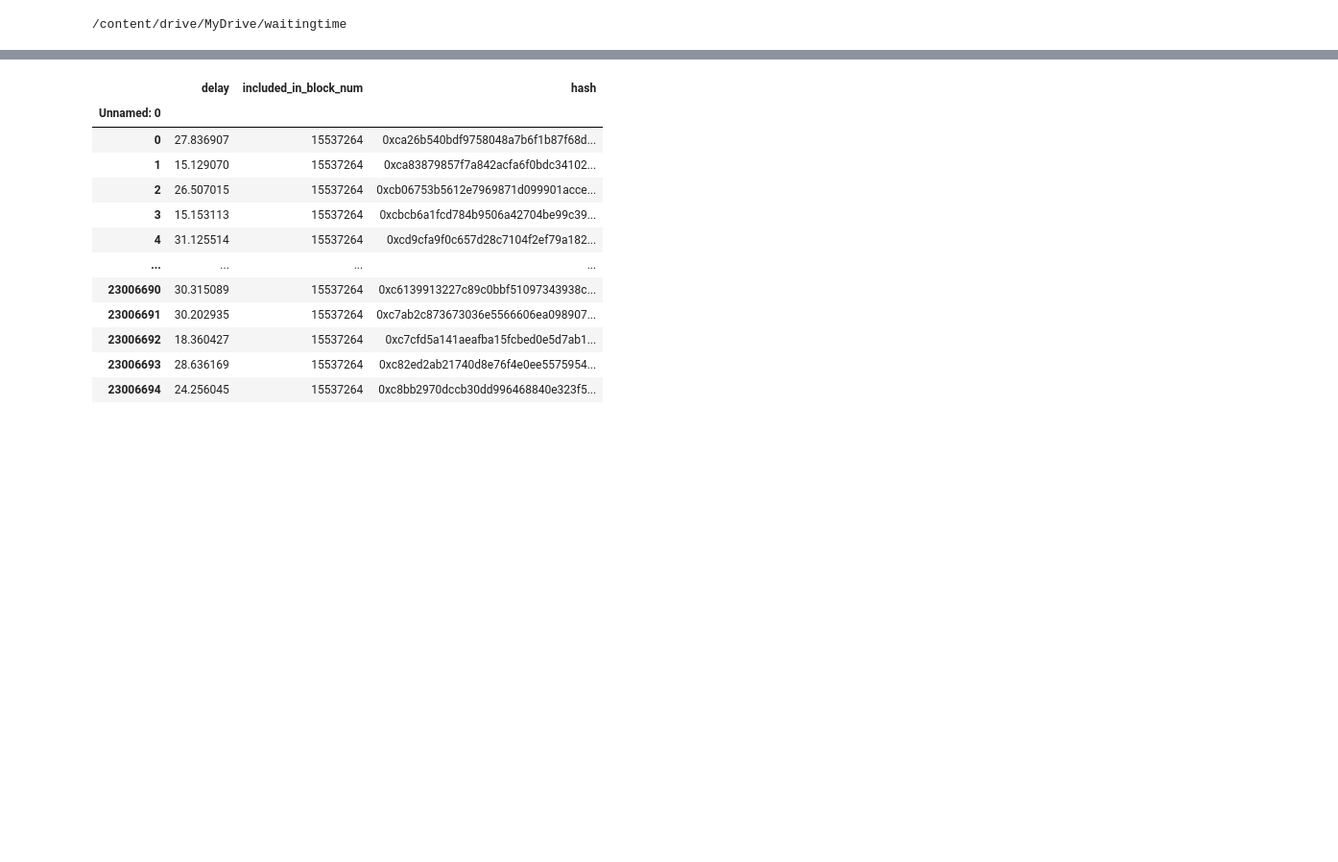
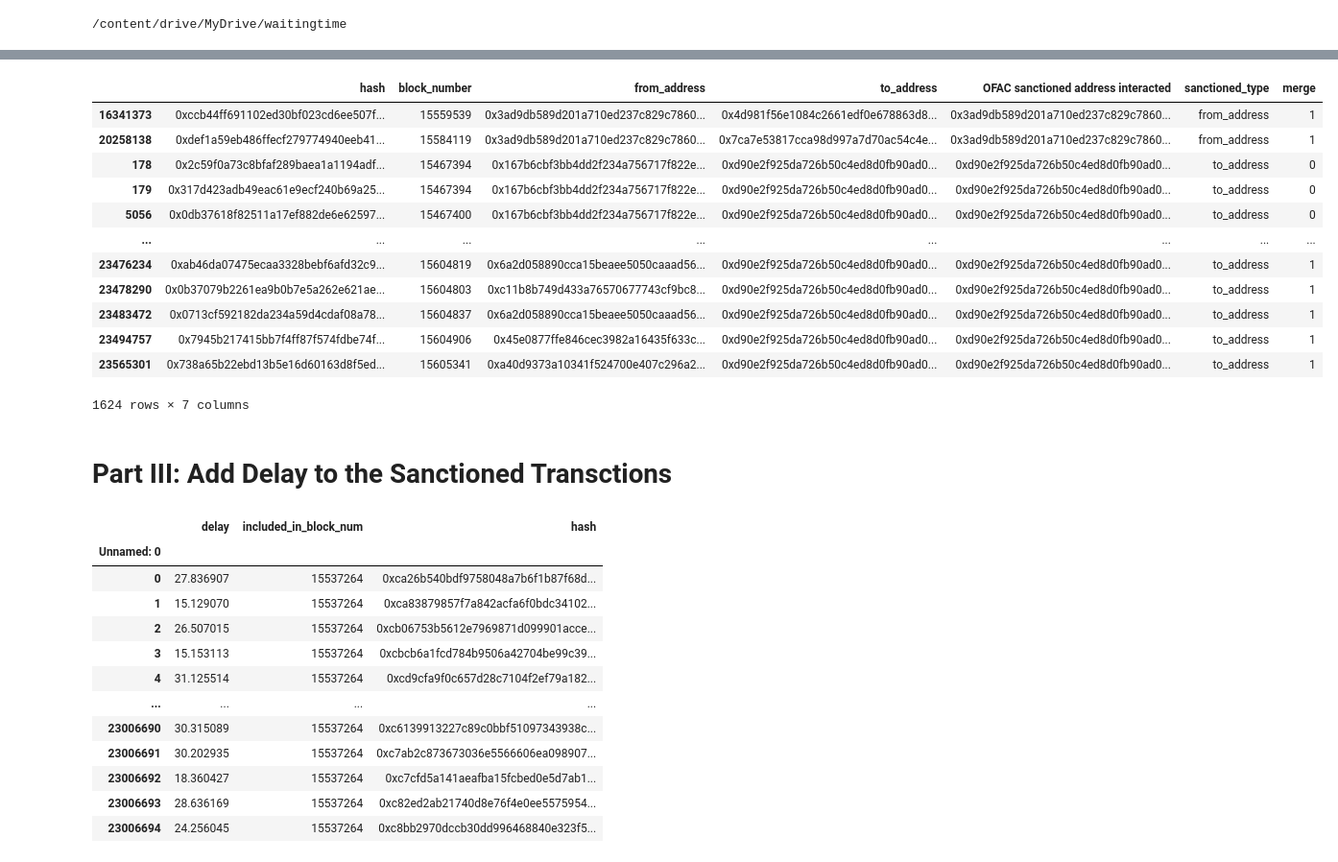
Before and after one commit to sunshineluyao/waiting-time-eip1559, a Jupyter notebook: code/Data_Process/Process_Data_Sanctioned.ipynb, the cells around one changed output, grey strips where cells are left out. Shown at 96% size. Cells and saved outputs as stored; diff of their text form; code cells hidden in the pictures; blank space fills up the shorter version.

```diff
--- a/code/Data_Process/Process_Data_Sanctioned.ipynb
+++ b/code/Data_Process/Process_Data_Sanctioned.ipynb
@@ -36,0 +74,4 @@ import numpy as np
+# %%
+sanctioned_columns = ["hash","block_number","from_address","to_address"]
+transaction_merge_sanctioned = transaction_merge[sanctioned_columns]
+transaction_merge_sanctioned
@@ -37,3 +248,23 @@ import numpy as np
+# %%
+sanctioned_merge["merge"]= 0
+sanctioned_merge.loc[sanctioned_merge.block_number>=15537393, 'merge']=1
+sanctioned_merge
+# %% [output]
+|  | hash | block_number | from_address | to_address | OFAC sanctioned address interacted | sanctioned_type | merge |
+| 16341373 | 0xccb44ff691102ed30bf023cd6ee507f... | 15559539 | 0x3ad9db589d201a710ed237c829c7860... | 0x4d981f56e1084c2661edf0e678863d8... | 0x3ad9db589d201a710ed237c829c7860... | from_address | 1 |
+| 20258138 | 0xdef1a59eb486ffecf279774940eeb41... | 15584119 | 0x3ad9db589d201a710ed237c829c7860... | 0x7ca7e53817cca98d997a7d70ac54c4e... | 0x3ad9db589d201a710ed237c829c7860... | from_address | 1 |
+| 178 | 0x2c59f0a73c8bfaf289baea1a1194adf... | 15467394 | 0x167b6cbf3bb4dd2f234a756717f822e... | 0xd90e2f925da726b50c4ed8d0fb90ad0... | 0xd90e2f925da726b50c4ed8d0fb90ad0... | to_address | 0 |
+| 179 | 0x317d423adb49eac61e9ecf240b69a25... | 15467394 | 0x167b6cbf3bb4dd2f234a756717f822e... | 0xd90e2f925da726b50c4ed8d0fb90ad0... | 0xd90e2f925da726b50c4ed8d0fb90ad0... | to_address | 0 |
+| 5056 | 0x0db37618f82511a17ef882de6e62597... | 15467400 | 0x167b6cbf3bb4dd2f234a756717f822e... | 0xd90e2f925da726b50c4ed8d0fb90ad0... | 0xd90e2f925da726b50c4ed8d0fb90ad0... | to_address | 0 |
+| ... | ... | ... | ... | ... | ... | ... | ... |
+| 23476234 | 0xab46da07475ecaa3328bebf6afd32c9... | 15604819 | 0x6a2d058890cca15beaee5050caaad56... | 0xd90e2f925da726b50c4ed8d0fb90ad0... | 0xd90e2f925da726b50c4ed8d0fb90ad0... | to_address | 1 |
+| 23478290 | 0x0b37079b2261ea9b0b7e5a262e621ae... | 15604803 | 0xc11b8b749d433a76570677743cf9bc8... | 0xd90e2f925da726b50c4ed8d0fb90ad0... | 0xd90e2f925da726b50c4ed8d0fb90ad0... | to_address | 1 |
+| 23483472 | 0x0713cf592182da234a59d4cdaf08a78... | 15604837 | 0x6a2d058890cca15beaee5050caaad56... | 0xd90e2f925da726b50c4ed8d0fb90ad0... | 0xd90e2f925da726b50c4ed8d0fb90ad0... | to_address | 1 |
+| 23494757 | 0x7945b217415bb7f4ff87f574fdbe74f... | 15604906 | 0x45e0877ffe846cec3982a16435f633c... | 0xd90e2f925da726b50c4ed8d0fb90ad0... | 0xd90e2f925da726b50c4ed8d0fb90ad0... | to_address | 1 |
+| 23565301 | 0x738a65b22ebd13b5e16d60163d8f5ed... | 15605341 | 0xa40d9373a10341f524700e407c296a2... | 0xd90e2f925da726b50c4ed8d0fb90ad0... | 0xd90e2f925da726b50c4ed8d0fb90ad0... | to_address | 1 |
+1624 rows × 7 columns
+# %% [markdown]
+# Part III: Add Delay to the Sanctioned Transctions
 # %%
 wt_merge =pd.read_pickle('wt_merge.pkl')
 wt_merge
```
Also changed, not shown: parts of 31 cells of this notebook.
